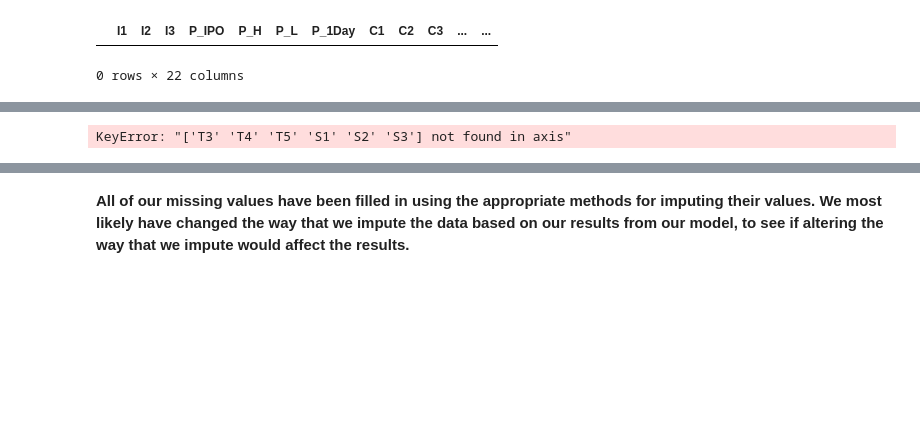
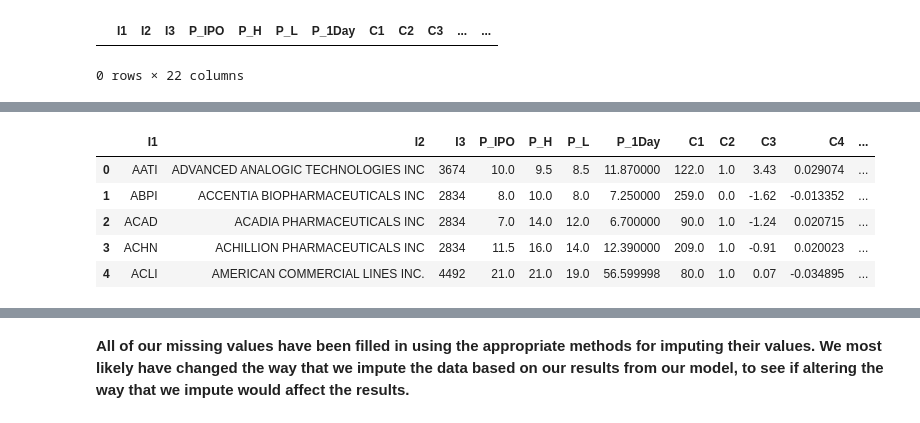
Before and after one commit to BA545-SP2019/2019-competition1-the-dundies, a Jupyter notebook: Our_Code_Good.ipynb, the cells around one changed output, grey strips where cells are left out. Saved outputs shown, nothing was run; the diff lists cells and outputs as text; code cells hidden in the pictures; blank space fills up the shorter version.

```diff
--- a/Our_Code_Good.ipynb
+++ b/Our_Code_Good.ipynb
@@ -340,9 +340,14 @@ print(df_data.head())
 # %%
 # Dropping columns that have been used to create "prime" columns
 df_data = df_data.drop(['T1','T2','T3','T4','T5','S1','S2','S3'],axis=1)
-df_data
+df_data.head()
 # %% [output]
-KeyError: "['T3' 'T4' 'T5' 'S1' 'S2' 'S3'] not found in axis"
+|  | I1 | I2 | I3 | P_IPO | P_H | P_L | P_1Day | C1 | C2 | C3 | C4 | ... |
+| 0 | AATI | ADVANCED ANALOGIC TECHNOLOGIES INC | 3674 | 10.0 | 9.5 | 8.5 | 11.870000 | 122.0 | 1.0 | 3.43 | 0.029074 | ... |
+| 1 | ABPI | ACCENTIA BIOPHARMACEUTICALS INC | 2834 | 8.0 | 10.0 | 8.0 | 7.250000 | 259.0 | 0.0 | -1.62 | -0.013352 | ... |
+| 2 | ACAD | ACADIA PHARMACEUTICALS INC | 2834 | 7.0 | 14.0 | 12.0 | 6.700000 | 90.0 | 1.0 | -1.24 | 0.020715 | ... |
+| 3 | ACHN | ACHILLION PHARMACEUTICALS INC | 2834 | 11.5 | 16.0 | 14.0 | 12.390000 | 209.0 | 1.0 | -0.91 | 0.020023 | ... |
+| 4 | ACLI | AMERICAN COMMERCIAL LINES INC. | 4492 | 21.0 | 21.0 | 19.0 | 56.599998 | 80.0 | 1.0 | 0.07 | -0.034895 | ... |
 # %%
 # Re-checking imputations were correctly filling in missing values
 for col in df_data.columns:
```
Also changed, not shown: parts of 6 cells of this notebook.
